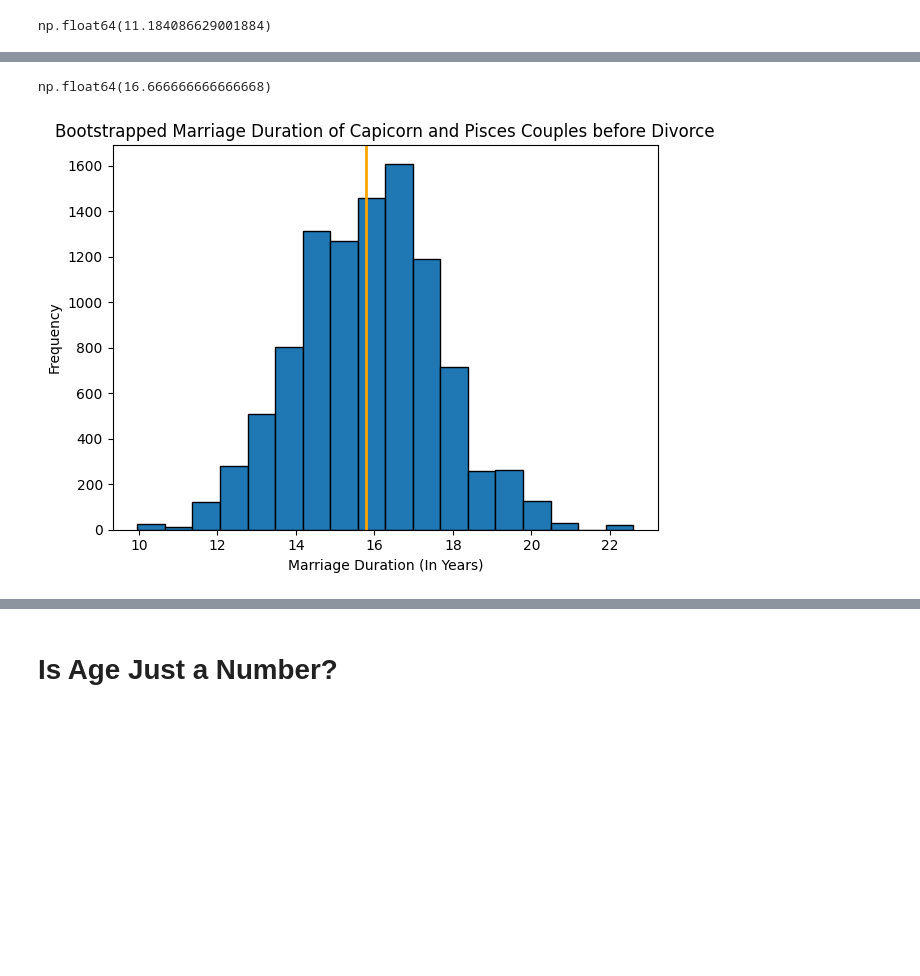
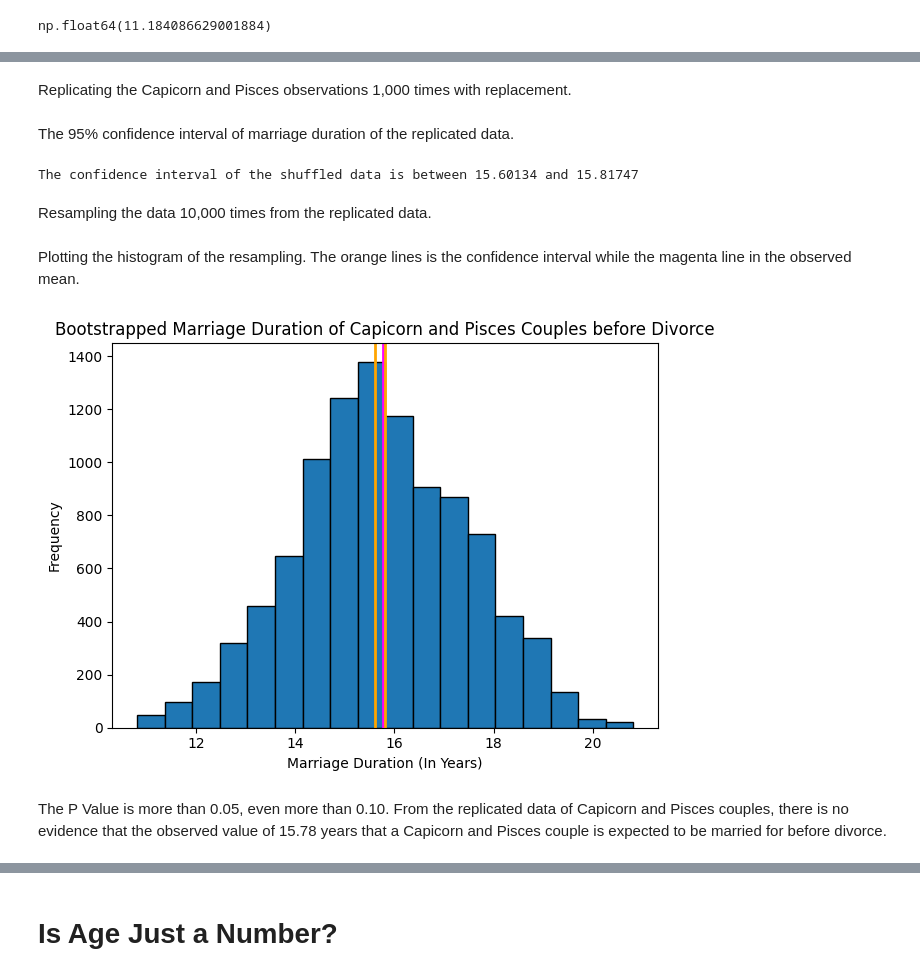
Before and after one commit to eleanorerickson1107/astrology_final_project, a Jupyter notebook: Astrology.ipynb, the cells around one changed output, grey strips where cells are left out. Saved outputs shown, nothing was run; the diff lists cells and outputs as text; code cells hidden in the pictures; blank space fills up the shorter version.

```diff
--- a/Astrology.ipynb
+++ b/Astrology.ipynb
@@ -140,3 +131,5 @@ PC_Mean=Dicorce_P_C['Marriage_duration'].mean()
+# %% [markdown]
+Replicating the Capicorn and Pisces observations 1,000 times with replacement.
 # %%
 replicates = [PC_Mean]
 
@@ -147,23 +138,36 @@ for _ in range(1_000) :
-# %%
-np.random.choice(replicates)
-# %% [output]
-np.float64(16.666666666666668)
+# %% [markdown]
+The 95% confidence interval of marriage duration of the replicated data.
+# %%
+m = np.mean(replicates)
+std_err = stats.sem(replicates)
+ci = stats.norm.interval(0.95, loc=m, scale=std_err)
+print(f'The confidence interval of the shuffled data is between {ci[0]:.5f} and {ci[1]:.5f}')
+# %% [output]
+The confidence interval of the shuffled data is between 15.60134 and 15.81747
+# %% [markdown]
+Resampling the data 10,000 times from the replicated data.
 # %%
 stored=[PC_Mean]
 
 for _ in range(9999):
     diff=np.random.choice(replicates)
     stored.append(diff)
+# %% [markdown]
+Plotting the histogram of the resampling. The orange lines is the confidence interval while the magenta line in the observed mean.
 # %%
 plt.hist(stored, bins=18, edgecolor='black')
-plt.axvline(PC_Mean, color='orange', linestyle='-', linewidth=2)
+plt.axvline(PC_Mean, color='magenta', linestyle='-', linewidth=2)
+plt.axvline(ci[0], color='orange', linestyle='-', linewidth=2)
+plt.axvline(ci[1], color='orange', linestyle='-', linewidth=2)
 plt.xlabel('Marriage Duration (In Years)')
 plt.ylabel('Frequency')
 plt.title('Bootstrapped Marriage Duration of Capicorn and Pisces Couples before Divorce')
 plt.tight_layout()
 plt.show()
 # %% [output]
-[figure, old version]
+[figure, new version]
+# %% [markdown]
+The P Value is more than 0.05, even more than 0.10. From the replicated data of Capicorn and Pisces couples, there is no evidence that the observed value of 15.78 years that a Capicorn and Pisces couple is expected to be married for before divorce.
 # %%
 replicates2=np.array(stored)
 (abs(replicates2) >= abs(PC_Mean)).mean()
```
Also changed, not shown: parts of 52 cells of this notebook.
